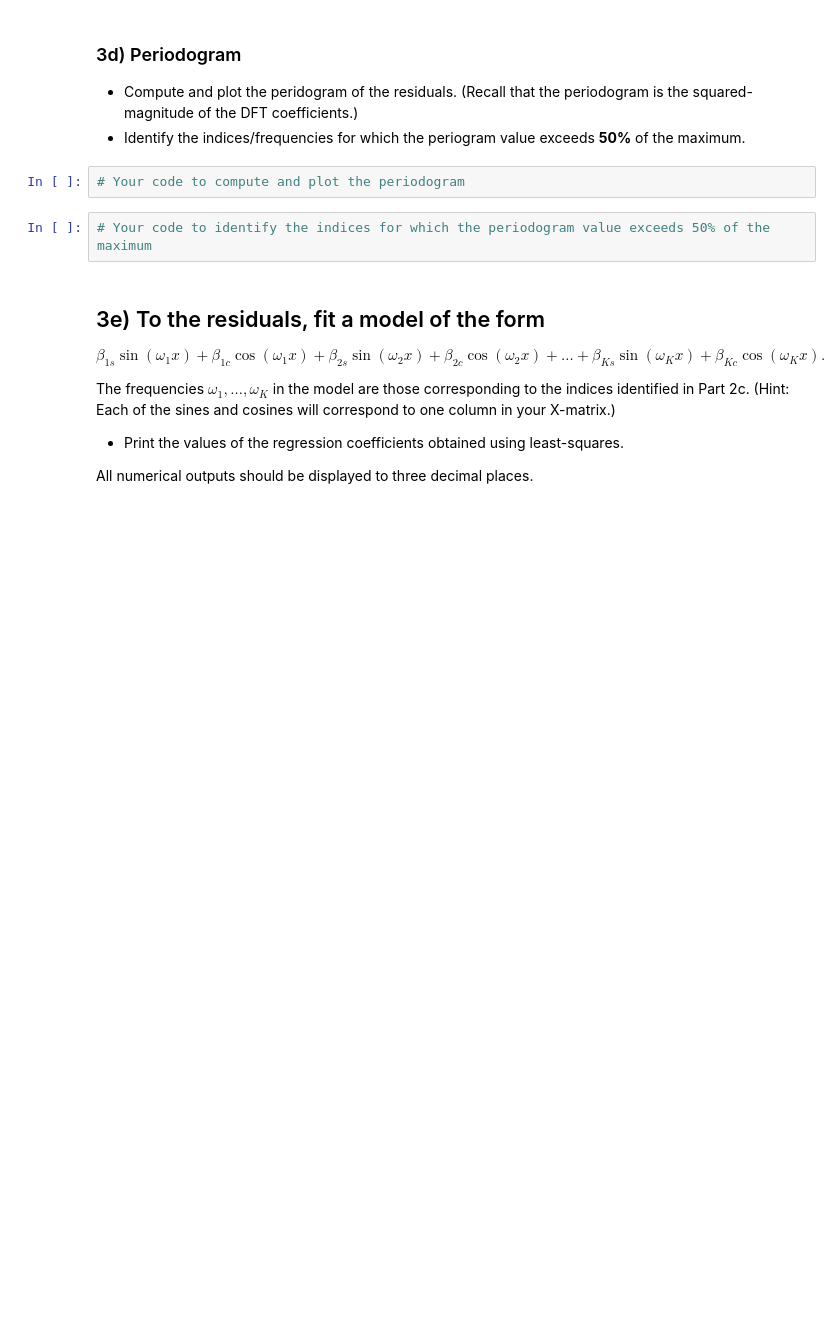
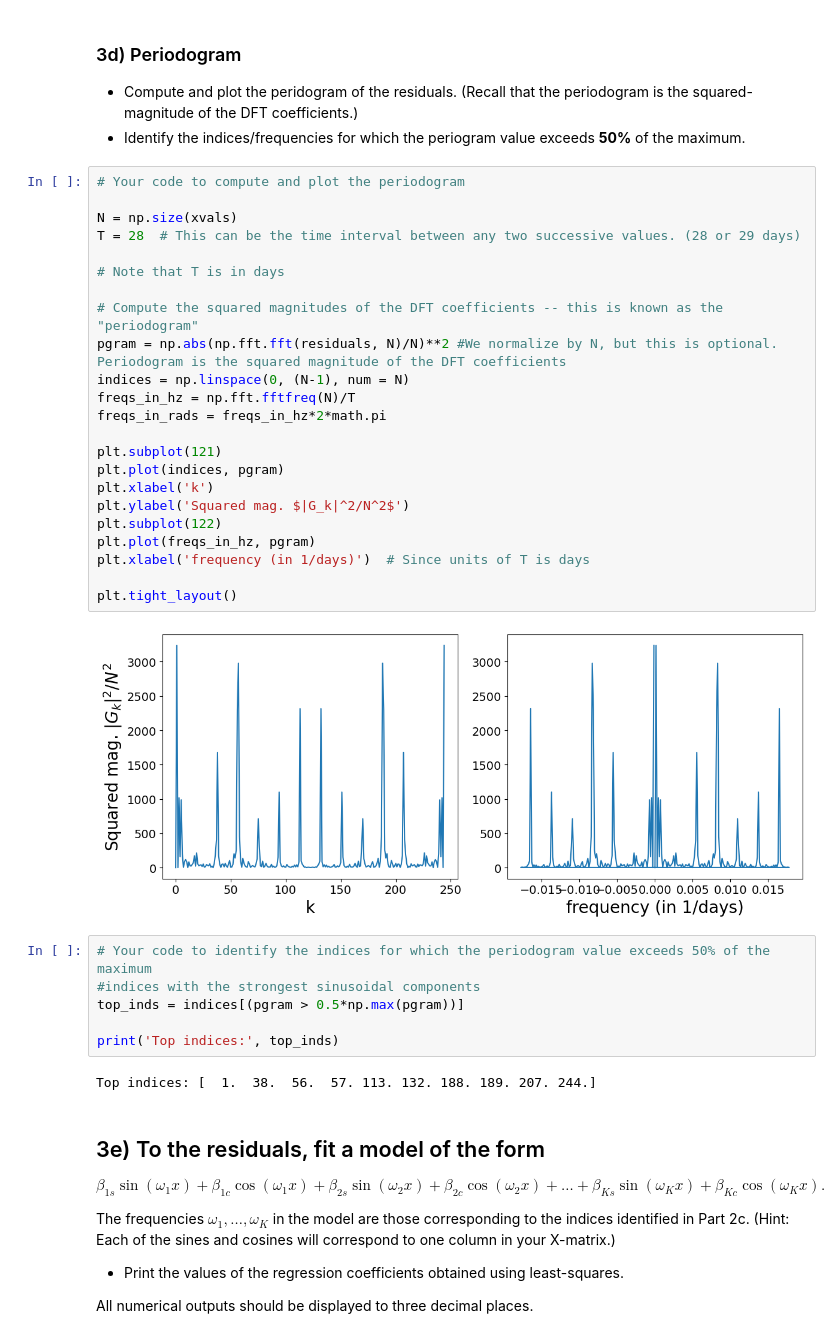
Before and after one commit to Ben-Fenocchi/Data-science-coursework, a Jupyter notebook: Exercises/03 Exercise Notebook 3.ipynb, the cells around one changed output. Drawn from its saved outputs; the diff is of its cells as text; blank space fills up the shorter version.

```diff
--- a/Exercises/03 Exercise Notebook 3.ipynb
+++ b/Exercises/03 Exercise Notebook 3.ipynb
@@ -80,10 +155,39 @@ All numerical outputs should be displayed to three decimal places.
 
 - Compute and plot the peridogram of the residuals. (Recall that the periodogram is the squared-magnitude of the DFT coefficients.)
 - Identify the indices/frequencies for which the periogram value exceeds **50%** of the maximum.
-# %%
-# Your code to compute and plot the periodogram
+# %%
+# Your code to compute and plot the periodogram
+
+N = np.size(xvals)
+T = 28  # This can be the time interval between any two successive values. (28 or 29 days)
+
+# Note that T is in days
+
+# Compute the squared magnitudes of the DFT coefficients -- this is known as the "periodogram"
+pgram = np.abs(np.fft.fft(residuals, N)/N)**2 #We normalize by N, but this is optional.  Periodogram is the squared magnitude of the DFT coefficients
+indices = np.linspace(0, (N-1), num = N)
+freqs_in_hz = np.fft.fftfreq(N)/T
+freqs_in_rads = freqs_in_hz*2*math.pi
+
+plt.subplot(121)
+plt.plot(indices, pgram)
+plt.xlabel('k')
+plt.ylabel('Squared mag. $|G_k|^2/N^2$')
+plt.subplot(122)
+plt.plot(freqs_in_hz, pgram)
+plt.xlabel('frequency (in 1/days)')  # Since units of T is days
+
+plt.tight_layout()
+# %% [output]
+[figure, added]
 # %%
 # Your code to identify the indices for which the periodogram value exceeds 50% of the maximum
+#indices with the strongest sinusoidal components
+top_inds = indices[(pgram > 0.5*np.max(pgram))]
+
+print('Top indices:', top_inds)
+# %% [output]
+Top indices: [  1.  38.  56.  57. 113. 132. 188. 189. 207. 244.]
 # %% [markdown]
 ## 3e) To the residuals,  fit a model of the form
 
```
Also changed, not shown: parts of 14 cells of this notebook, 4 other files.
